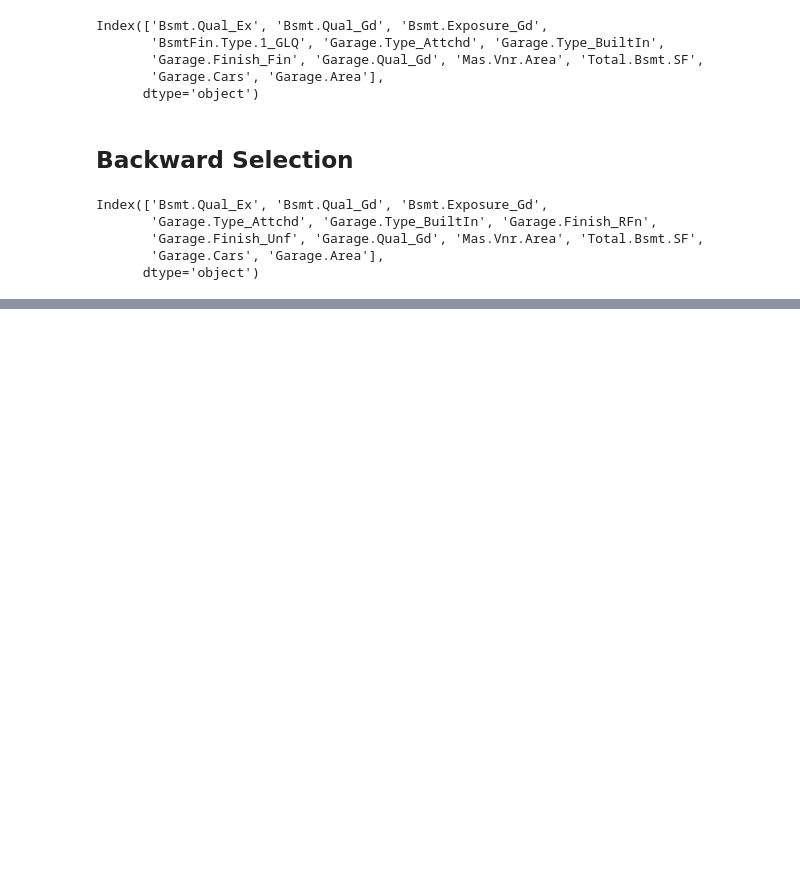
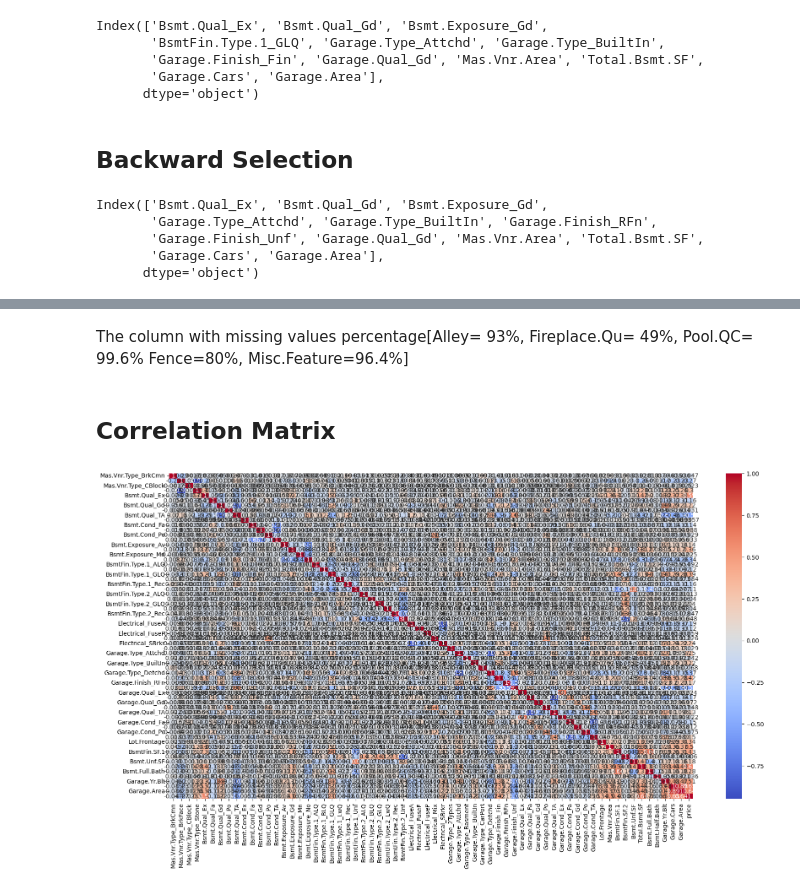
Before and after one commit to CategorIAN/CSCI550MP2, a Jupyter notebook: nb2.ipynb, the cells around one changed output, grey strips where cells are left out. Cells and saved outputs as stored; diff of their text form; code cells hidden in the pictures; blank space fills up the shorter version.

Commit message:
Cleaned Up Nishu Code.

```diff
--- a/nb2.ipynb
+++ b/nb2.ipynb
@@ -37,20 +51,29 @@ columns_categorical = [ 'Mas.Vnr.Type','Bsmt.Qual', 'Bsmt.Cond', 'Bsmt.Exposure'
 # %% [markdown]
 ## Handle Missing Values
 # %%
-# Impute missing values with the median of the respective column
-for column in columns_numeric:
-    median_value = data[column].median()
-    data[column].fillna(median_value, inplace=True)
+def clean_nulls(data, drop_cols, cols_numeric, cols_categorical):
+    # Drop columns that have many nulls.
+    result = data.drop(columns=drop_cols, axis=1)
+    new_cols_numeric, new_cols_categorical = [list(set(cols).difference(drop_cols)) for cols in [cols_numeric, cols_categorical]]
+    # Impute missing values with the median of the respective column
+    for col in new_cols_numeric:
+        median_value = data[col].median()
+        result[col] = data[col].fillna(median_value)
+    # Impute missing values with the mode of the respective column
+    for col in new_cols_categorical:
+        result[col] = data[col].fillna(data[col].mode()[0])
 
-# Impute missing values with the mode of the respective column
-for col in columns_categorical:
-    data[col].fillna(data[col].mode()[0], inplace=True)
+    return (result, new_cols_numeric, new_cols_categorical)
 
-X, y = data.loc[:, data.columns.drop('price')], data['price']
+drop_cols = ['Alley', 'Fireplace.Qu', 'Pool.QC', 'Fence', 'Misc.Feature']
+data_1, cols_numeric, cols_categorical = clean_nulls(data, drop_cols, cols_numeric, cols_categorical)
 # %% [markdown]
 ## Encoding
 # %%
-encoder = OneHotEncoder(sparse_output = False).set_output(transform="pandas")
-X_ohe_cat = encoder.fit_transform(X[columns_categorical])
-X_ohe = pd.concat([X_ohe_cat, X[columns_numeric]], axis=1)
-X_ohe.to_csv("df.csv")
+def one_hot_encoding(data, cols_numeric, cols_categorical, target):
+    encoder = OneHotEncoder(sparse_output = False).set_output(transform="pandas")
+    X_ohe_cat = encoder.fit_transform(data[cols_categorical])
+    return pd.concat([X_ohe_cat, data[cols_numeric + [target]]], axis=1)
+
+data_2 = one_hot_encoding(data_1, cols_numeric, cols_categorical, "price")
+data_2.to_csv("df2.csv")
@@ -81,0 +163,13 @@ Index(['Bsmt.Qual_Ex', 'Bsmt.Qual_Gd', 'Bsmt.Exposure_Gd',
+# %% [markdown]
+The column with missing values percentage[Alley= 93%, Fireplace.Qu= 49%, Pool.QC= 99.6% Fence=80%, Misc.Feature=96.4%]
+# %% [markdown]
+## Correlation Matrix
+# %%
+# Calculate the correlation matrix
+correlation_matrix = data_2.corr()
+# Create a heatmap
+plt.figure(figsize=(20, 10))
+sns.heatmap(correlation_matrix, annot=True, cmap="coolwarm")
+plt.show()
+# %% [output]
+[figure, added]
```
Also changed, not shown: parts of 14 cells of this notebook, 2 other files.
